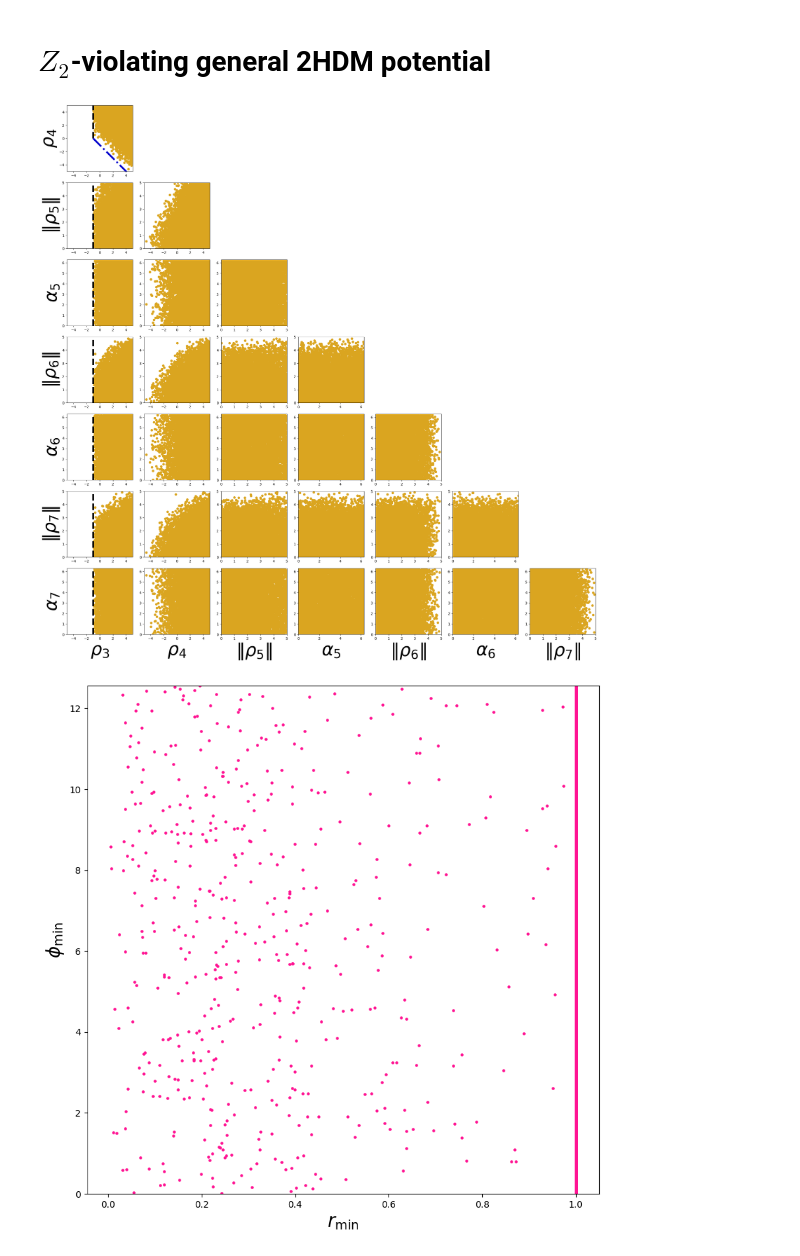
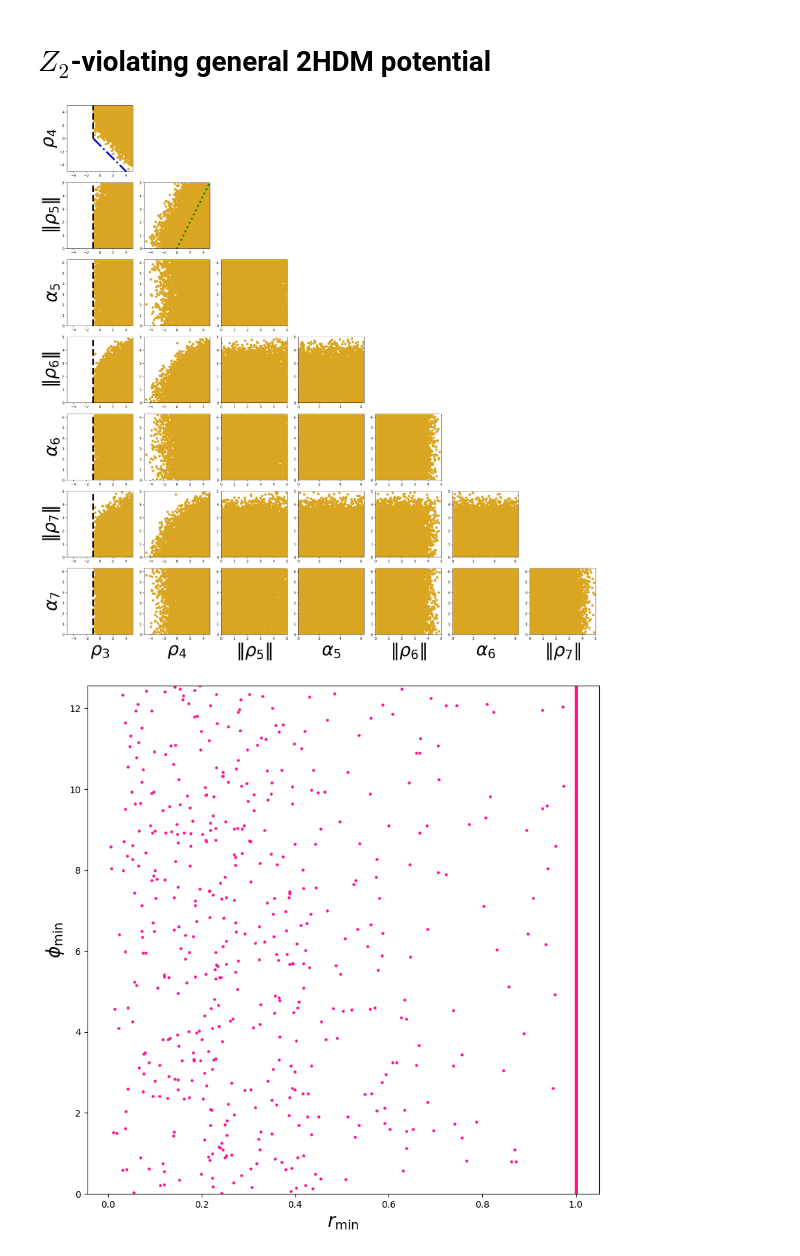
Before and after one commit to jdlpv/Theoretical-constraints-on-beyond-Standard-Model-extensions-of-the-Higgs-potential, a Jupyter notebook: parameter_visualizer.ipynb, the cells around one changed output. Saved outputs shown, nothing was run; the diff lists cells and outputs as text; code cells hidden in the pictures.

```diff
--- a/parameter_visualizer.ipynb
+++ b/parameter_visualizer.ipynb
@@ -34,6 +34,7 @@ plt.plot(np.linspace(-1,-1,100),np.linspace(0,5,100),color='black',linestyle='--
 ax = fig.add_subplot(8,8,18)
 
 ax.scatter(Z2_violating_valid_values[:,1], Z2_violating_valid_values[:,2],color='goldenrod')
+plt.plot(np.linspace(-1,5,100),np.linspace(-1,5,100),color='green',linestyle=':',linewidth=5)
 
 ax.set_xlim([-5, 5])
 ax.set_ylim([0, 5])
@@ -206,34 +207,34 @@ ax.set_xlabel(r'$\alpha_{5}$',fontsize=font_size)
 ax.set_xlim([0, 2*np.pi])
 ax.set_ylim([0, 2*np.pi])
 
 ax = fig.add_subplot(8,8,61)
 
 ax.scatter(Z2_violating_valid_values[:,4], Z2_violating_valid_values[:,7],color='goldenrod')
 
 ax.set_xlabel(r'$\|\rho_{6}\|$',fontsize=font_size)
 ax.set_xlim([0, 5])
 ax.set_ylim([0, 2*np.pi])
 
 ax = fig.add_subplot(8,8,62)
 
 ax.scatter(Z2_violating_valid_values[:,5], Z2_violating_valid_values[:,7],color='goldenrod')
 
 ax.set_xlabel(r'$\alpha_{6}$',fontsize=font_size)
 ax.set_xlim([0, 2*np.pi])
 ax.set_ylim([0, 2*np.pi])
 
 ax = fig.add_subplot(8,8,63)
 
 ax.scatter(Z2_violating_valid_values[:,6], Z2_violating_valid_values[:,7],color='goldenrod')
 
 ax.set_xlabel(r'$\|\rho_{7}\|$',fontsize=font_size)
 ax.set_xlim([0, 5])
 ax.set_ylim([0, 2*np.pi])
 
 plt.tight_layout()
 plt.show()
 # %% [output]
-[figure, old version]
+[figure, new version]
 # %%
 fig = plt.figure(figsize=(10,10))
 
```
Also changed, not shown: 1 other file.
